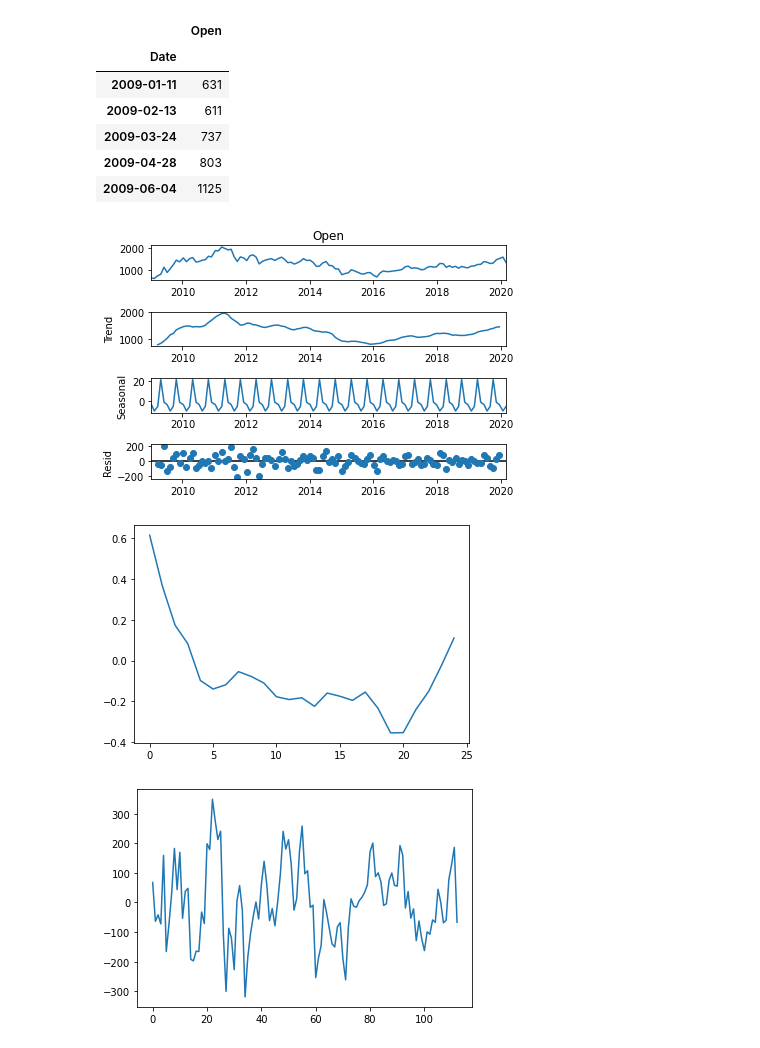
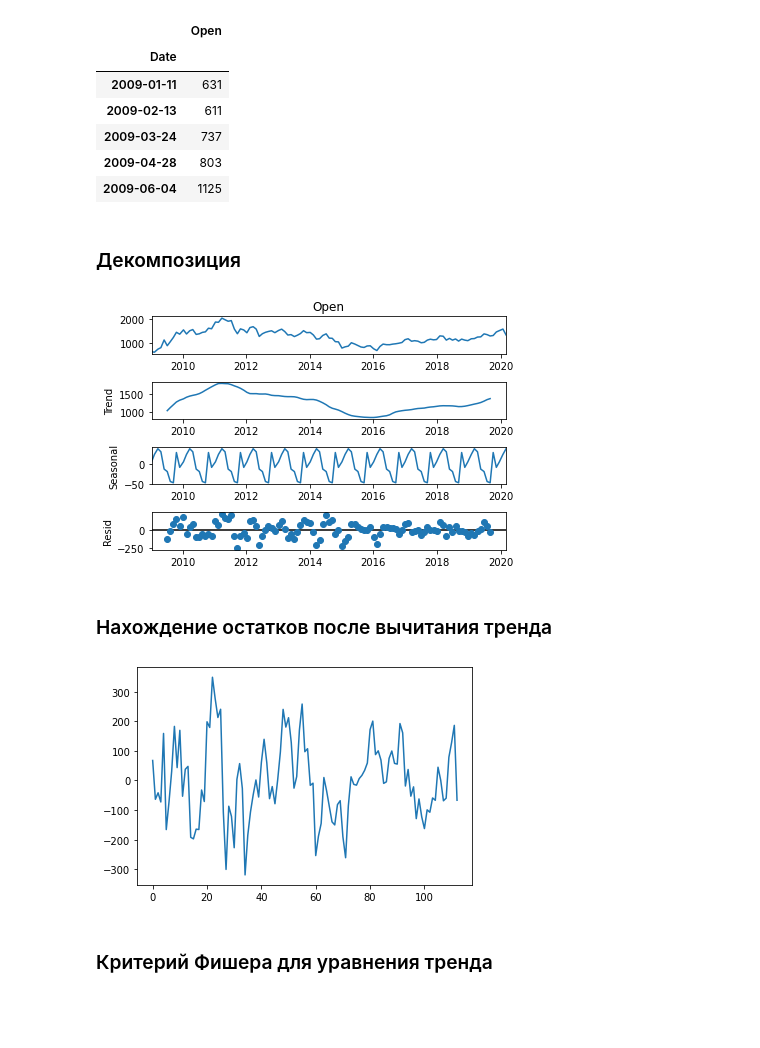
Before and after one commit to xtess16/RTSI, a Jupyter notebook: RST-2.ipynb, the cells around one changed output. Saved outputs shown, nothing was run; the diff lists cells and outputs as text; code cells hidden in the pictures; blank space fills up the shorter version.

```diff
--- a/RST-2.ipynb
+++ b/RST-2.ipynb
@@ -114,15 +138,19 @@ df3.head()
 | 2009-03-24 | 737 |
 | 2009-04-28 | 803 |
 | 2009-06-04 | 1125 |
+# %% [markdown]
+### Декомпозиция
 # %%
 import statsmodels.api as sm
 
 dta = df3.copy()
 # deal with missing values. see issue
 dta.Open.interpolate(inplace=True)
 
-res = sm.tsa.seasonal_decompose(dta.Open, period=5)
+res = sm.tsa.seasonal_decompose(dta.Open, period=10)
 res.plot();
 # %% [output]
-[figure, old version]
+[figure, new version]
+# %% [markdown]
+### Нахождение остатков после вычитания тренда
 # %%
@@ -130,9 +158,7 @@ l = series - get_polyfit(series, 4)
 # %%
-plt.plot(find_lags(l));
+plt.plot(remains);
 # %% [output]
-[figure, old version]
+[figure, new version]
-# %%
-plt.plot(l);
-# %% [output]
-[figure, removed]
+# %% [markdown]
+### Критерий Фишера для уравнения тренда
 # %%
```
Also changed, not shown: parts of 17 cells of this notebook, 2 other files.
